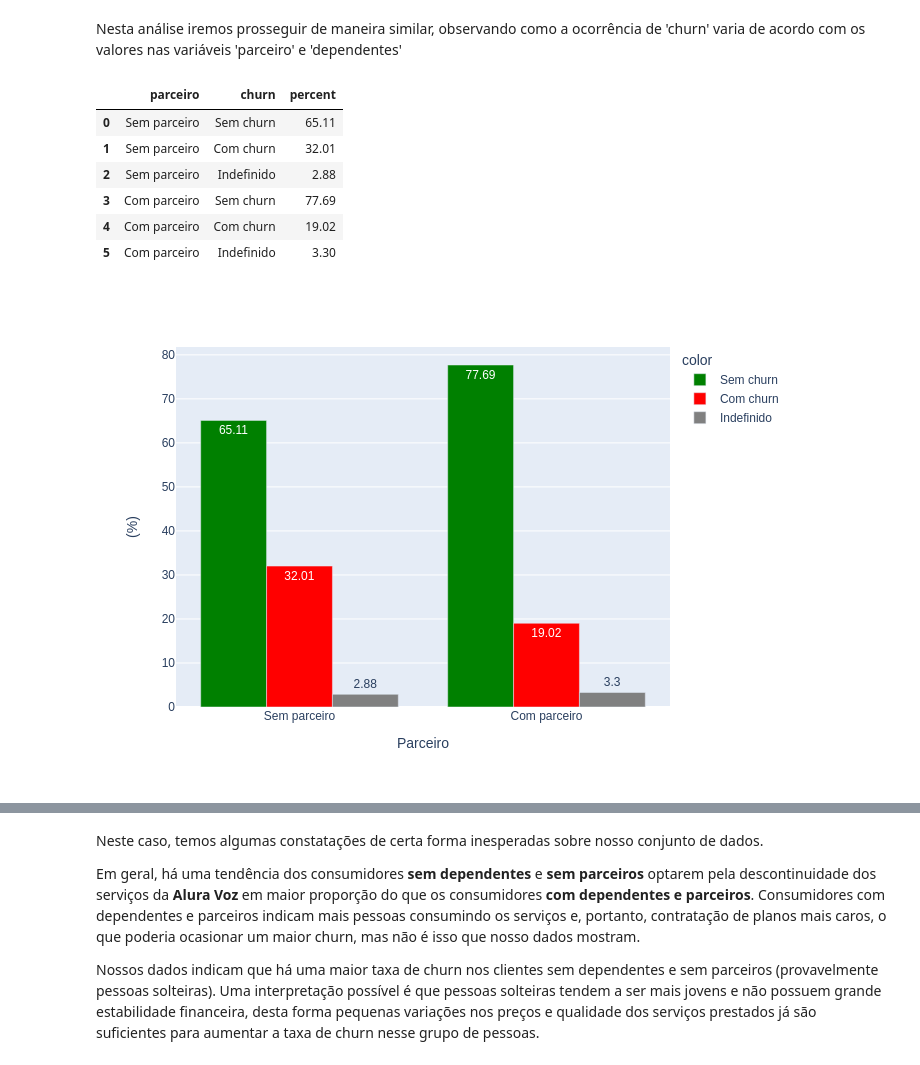
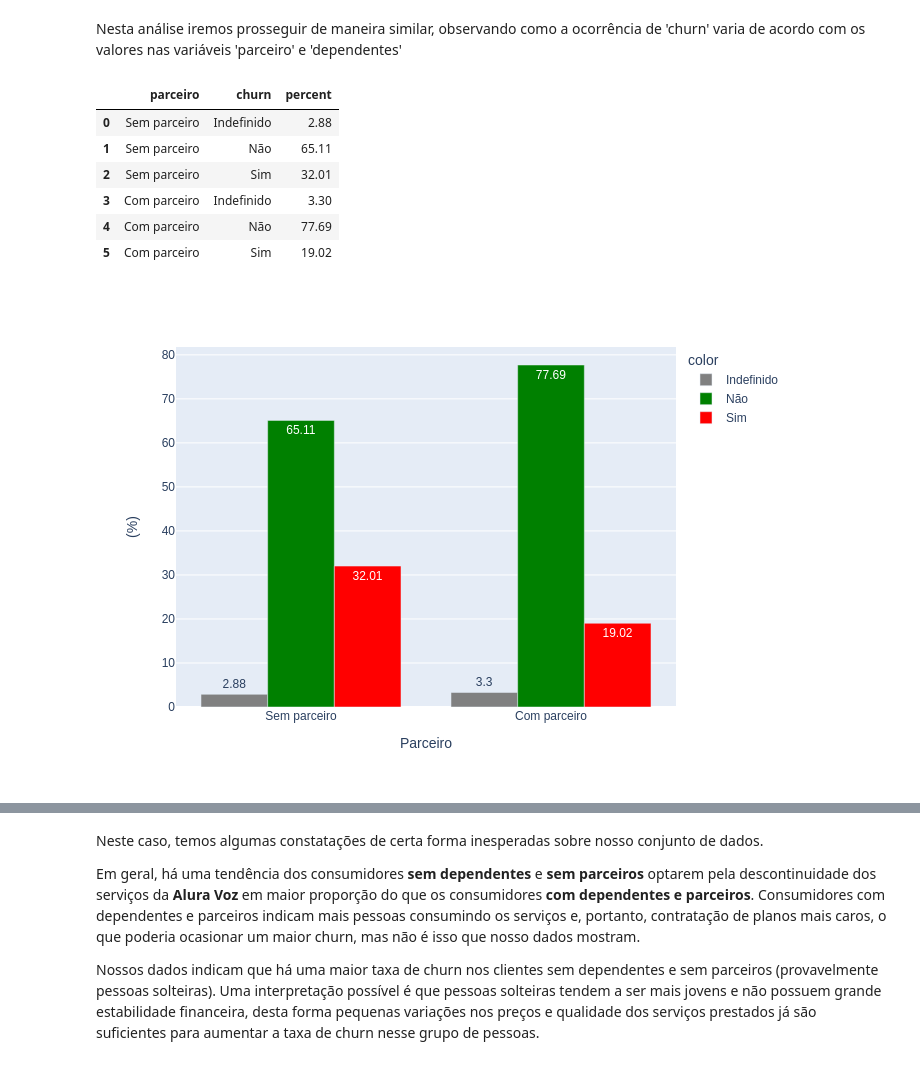
Before and after one commit to jackson-simionato/challenge_alura_DS01, a Jupyter notebook: week_2_challenge_alura_DS_2022_05.ipynb, the cells around one changed output, grey strips where cells are left out. Cells and saved outputs as stored; diff of their text form; code cells hidden in the pictures.

```diff
--- a/week_2_challenge_alura_DS_2022_05.ipynb
+++ b/week_2_challenge_alura_DS_2022_05.ipynb
@@ -222,24 +215,23 @@ Nesta análise iremos prosseguir de maneira similar, observando como a ocorrênc
 # %%
 cross_churn_parceiro = pd.crosstab(dados.churn, dados.parceiro, normalize='columns').unstack().reset_index().rename(columns={0:'percent'})
 cross_churn_parceiro['percent'] = round(cross_churn_parceiro['percent']*100,2)
-cross_churn_parceiro.parceiro.replace({'No':'Sem parceiro', 'Yes':'Com parceiro'}, inplace=True)
-cross_churn_parceiro.churn.replace({'No':'Sem churn','Yes':'Com churn','undefined':'Indefinido'}, inplace=True)
+cross_churn_parceiro.parceiro.replace({'Não':'Sem parceiro', 'Sim':'Com parceiro'}, inplace=True)
 
 display(cross_churn_parceiro)
 
 bar1 = px.bar(x=cross_churn_parceiro.parceiro,y=cross_churn_parceiro.percent, labels={'x':'Parceiro', 'y':'(%)'}, text_auto=True, color=cross_churn_parceiro.churn, barmode='group',
-color_discrete_sequence=['green','red','grey'])
+color_discrete_sequence=['grey','green','red'])
 
 bar1.show('png')
 # %% [output]
 |  | parceiro | churn | percent |
-| 0 | Sem parceiro | Sem churn | 65.11 |
-| 1 | Sem parceiro | Com churn | 32.01 |
-| 2 | Sem parceiro | Indefinido | 2.88 |
-| 3 | Com parceiro | Sem churn | 77.69 |
-| 4 | Com parceiro | Com churn | 19.02 |
-| 5 | Com parceiro | Indefinido | 3.30 |
+| 0 | Sem parceiro | Indefinido | 2.88 |
+| 1 | Sem parceiro | Não | 65.11 |
+| 2 | Sem parceiro | Sim | 32.01 |
+| 3 | Com parceiro | Indefinido | 3.30 |
+| 4 | Com parceiro | Não | 77.69 |
+| 5 | Com parceiro | Sim | 19.02 |
-[figure, old version]
+[figure, new version]
 # %%
 cross_churn_dependentes = pd.crosstab(dados.churn, dados.dependentes, normalize='columns').unstack().reset_index().rename(columns={0:'percent'})
 cross_churn_dependentes['percent'] = round(cross_churn_dependentes['percent']*100,2)
```
Also changed, not shown: parts of 25 cells of this notebook, 4 other files.
